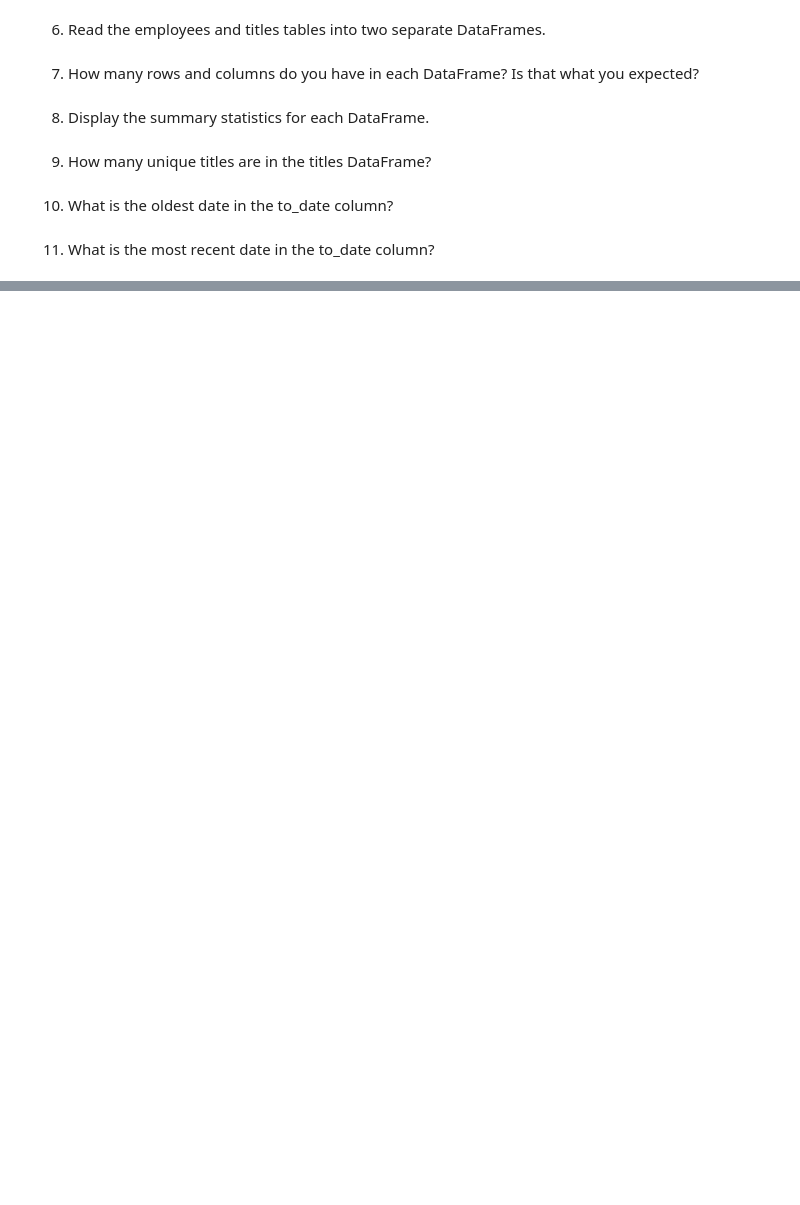
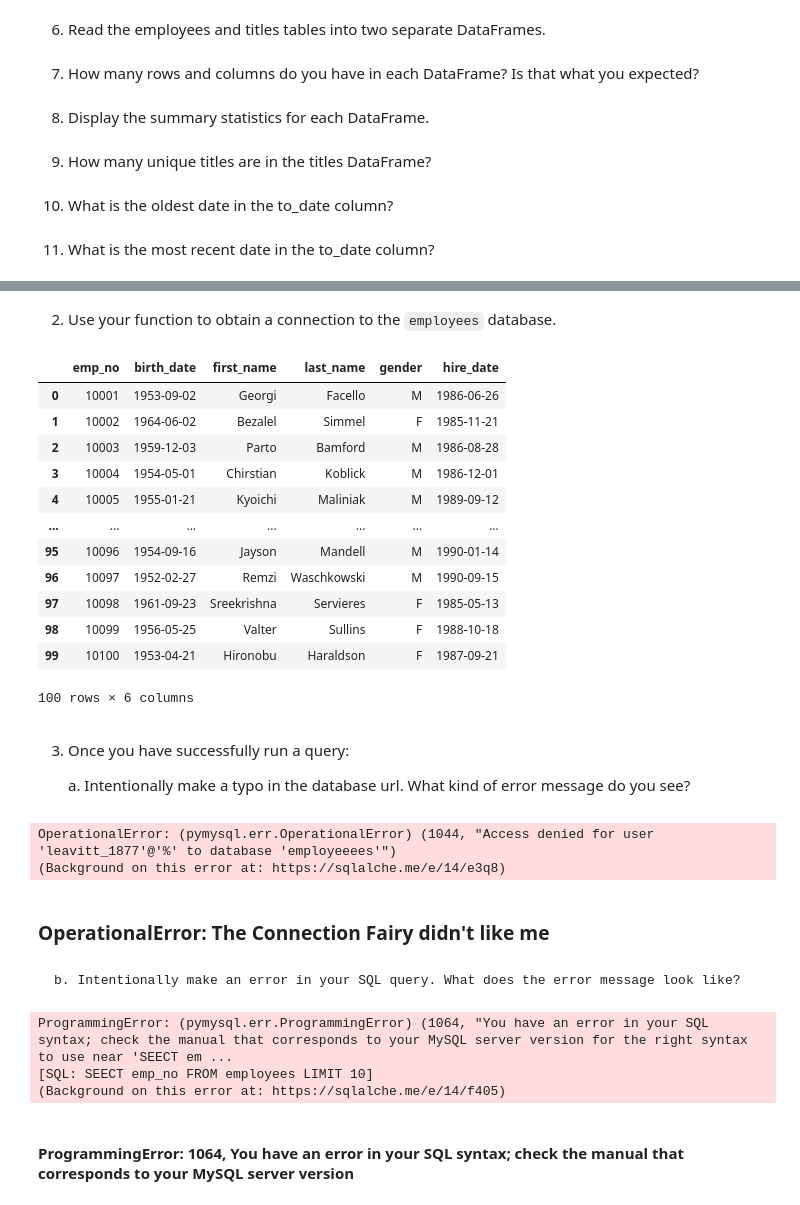
Before and after one commit to David-Howell/numpy-pandas-visualization-exercises, a Jupyter notebook: advanced_dataframes_exercises_1.ipynb, the cells around one changed output, grey strips where cells are left out. Drawn from its saved outputs; the diff is of its cells as text; code cells hidden in the pictures; blank space fills up the shorter version.

```diff
--- a/advanced_dataframes_exercises_1.ipynb
+++ b/advanced_dataframes_exercises_1.ipynb
@@ -31,0 +48,19 @@
+# %%
+def get_db_url(db, env_file=os.path.exists('env.py')):
+    '''
+    returns a formatted string ready to utilize as a sql url connection
+
+    args: db: a string literal representing a schema
+    env_file: bool: checks to see if there is an env.py present in the cwd
+
+    make sure that if you have an env file that you import it outside of the scope
+    of this function call, otherwise env.user wont mean anything ;)
+    '''
+    import os
+    if env_file:
+        user, password, host = (env.user, env.password, env.host)
+        return f'mysql+pymysql://{user}:{password}@{host}/{db}'
+    else:
+        return 'yo you need some credentials to access a database usually and I dont want you to type them here.'
+# %% [markdown]
+2. Use your function to obtain a connection to the `employees` database.
@@ -31,0 +70,41 @@
+# %%
+query = 'SELECT * FROM employees LIMIT 100'
+# %%
+df = pd.read_sql(query, get_db_url('employees'))
+# %%
+df
+# %% [output]
+|  | emp_no | birth_date | first_name | last_name | gender | hire_date |
+| 0 | 10001 | 1953-09-02 | Georgi | Facello | M | 1986-06-26 |
+| 1 | 10002 | 1964-06-02 | Bezalel | Simmel | F | 1985-11-21 |
+| 2 | 10003 | 1959-12-03 | Parto | Bamford | M | 1986-08-28 |
+| 3 | 10004 | 1954-05-01 | Chirstian | Koblick | M | 1986-12-01 |
+| 4 | 10005 | 1955-01-21 | Kyoichi | Maliniak | M | 1989-09-12 |
+| ... | ... | ... | ... | ... | ... | ... |
+| 95 | 10096 | 1954-09-16 | Jayson | Mandell | M | 1990-01-14 |
+| 96 | 10097 | 1952-02-27 | Remzi | Waschkowski | M | 1990-09-15 |
+| 97 | 10098 | 1961-09-23 | Sreekrishna | Servieres | F | 1985-05-13 |
+| 98 | 10099 | 1956-05-25 | Valter | Sullins | F | 1988-10-18 |
+| 99 | 10100 | 1953-04-21 | Hironobu | Haraldson | F | 1987-09-21 |
+100 rows × 6 columns
+# %% [markdown]
+3. Once you have successfully run a query:
+
+    a. Intentionally make a typo in the database url. What kind of error message do you see?
+# %%
+ten_emp_no = pd.read_sql('SELECT emp_no FROM employees LIMIT 10', get_db_url('employeeees') )
+# %% [output]
+OperationalError: (pymysql.err.OperationalError) (1044, "Access denied for user 'leavitt_1877'@'%' to database 'employeeees'")
+(Background on this error at: https://sqlalche.me/e/14/e3q8)
+# %% [markdown]
+### OperationalError: The Connection Fairy didn't like me
+# %% [markdown]
+    b. Intentionally make an error in your SQL query. What does the error message look like?
+# %%
+ten_emp_no = pd.read_sql('SEECT emp_no FROM employees LIMIT 10', get_db_url('employees') )
+# %% [output]
+ProgrammingError: (pymysql.err.ProgrammingError) (1064, "You have an error in your SQL syntax; check the manual that corresponds to your MySQL server version for the right syntax to use near 'SEECT em ...
+[SQL: SEECT emp_no FROM employees LIMIT 10]
+(Background on this error at: https://sqlalche.me/e/14/f405)
+# %% [markdown]
+#### ProgrammingError: 1064, You have an error in your SQL syntax; check the manual that corresponds to your MySQL server version
```
Also changed, not shown: parts of 28 cells of this notebook.
